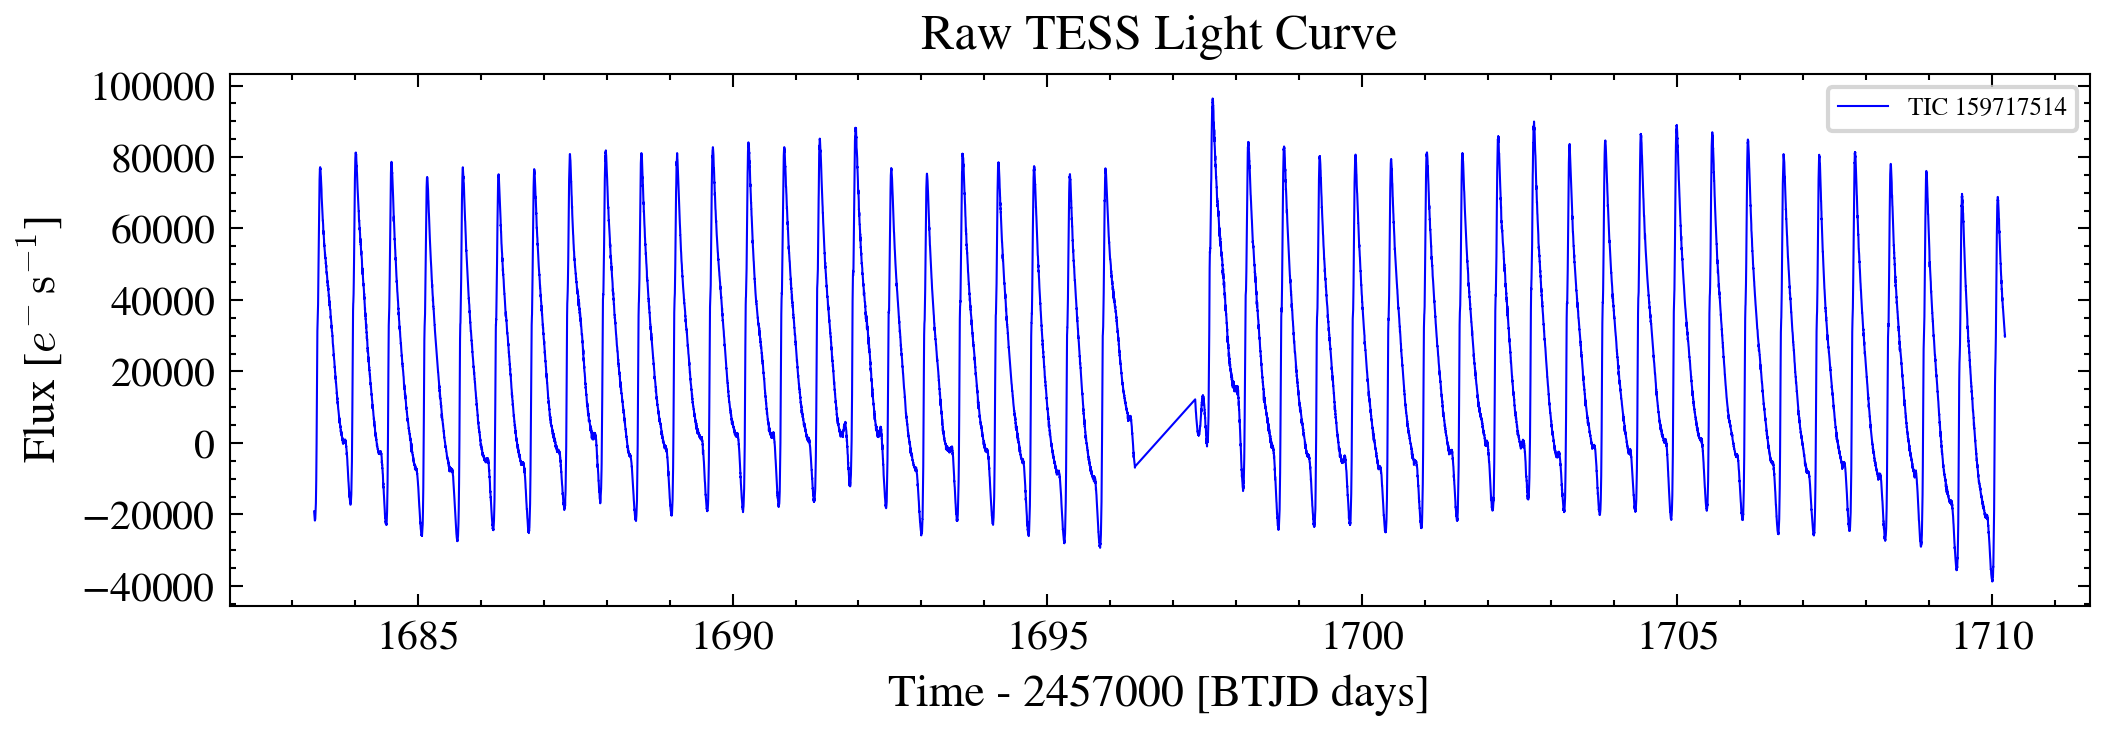
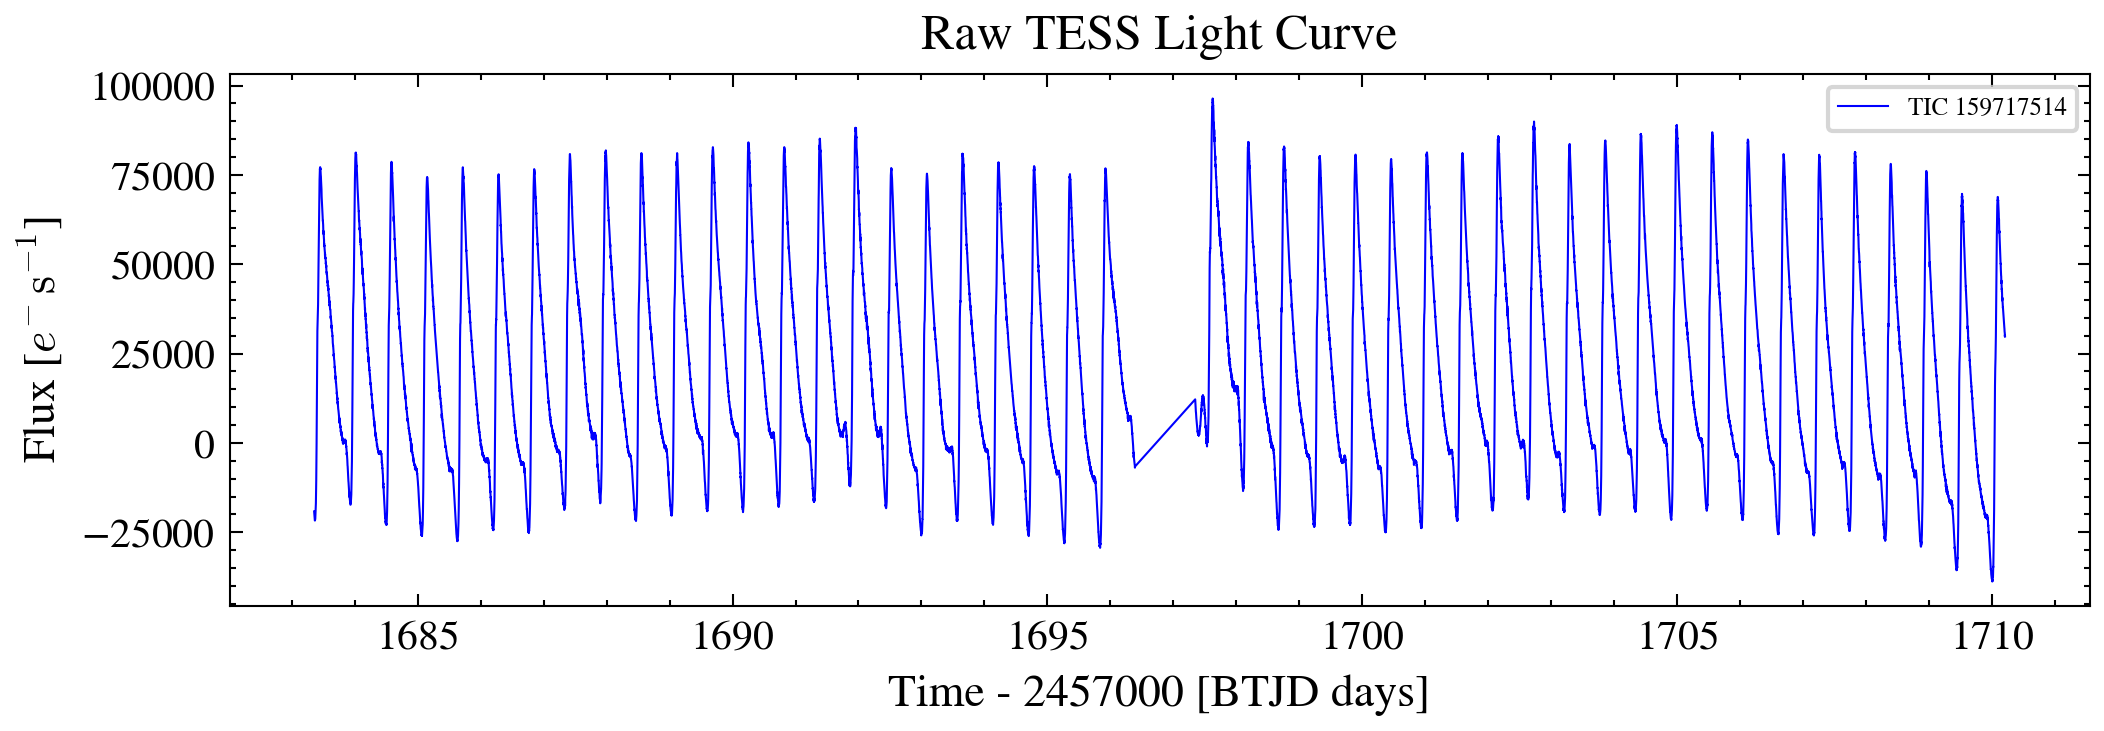
The change to this notebook cell's code, shown as a diff; its figure went from the first image to the second:
--- before
+++ after
@@ -26,5 +26,11 @@
 ax.set_ylabel(r"Flux [$e^{-}\,\mathrm{s}^{-1}$]", fontsize=11)
 ax.legend(frameon=True, fontsize=6)
-plt.xticks(fontsize=10)
-plt.yticks(fontsize=10)
+ax.tick_params(
+    axis='both',
+    which='major',
+    labelsize=10,
+    direction='in',
+    top=True,
+    right=True
+)
 plt.show()

Commit: Created using Colab